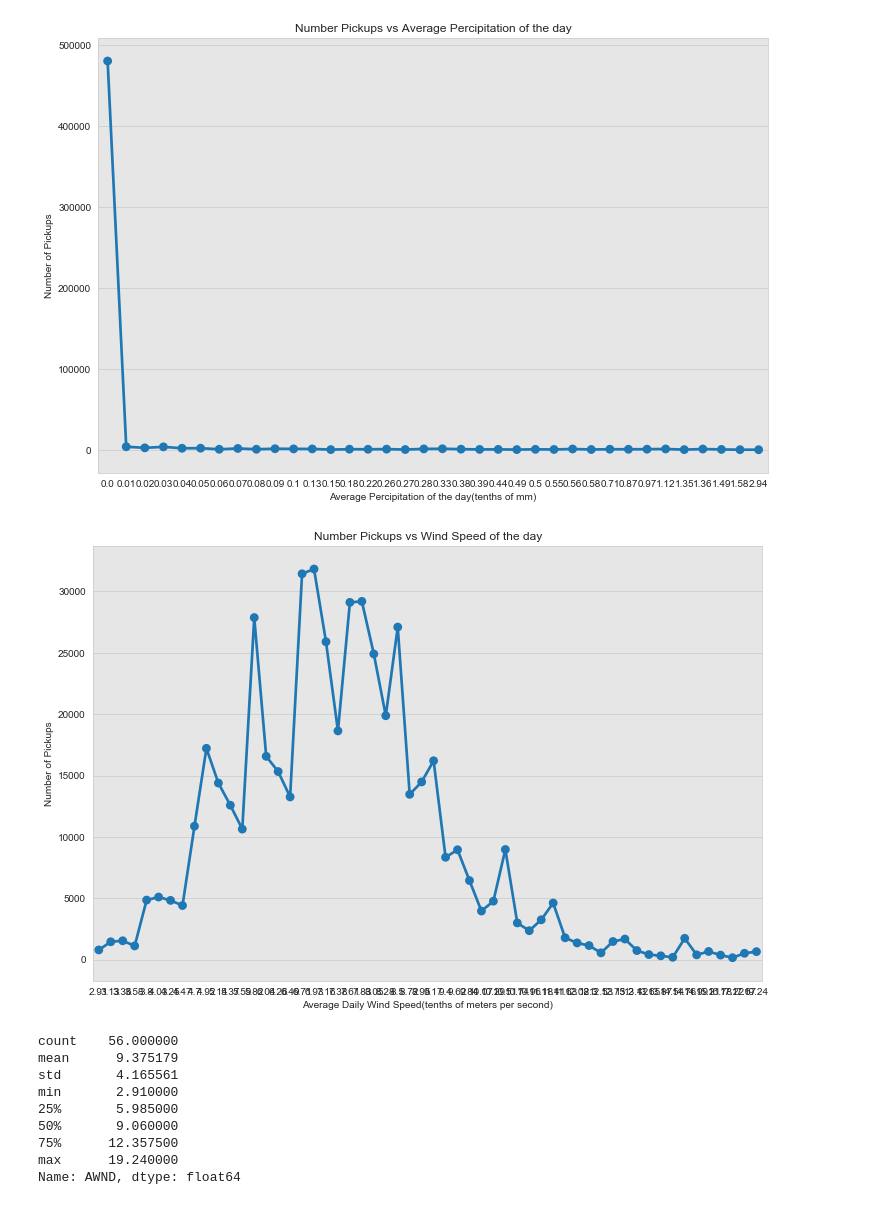
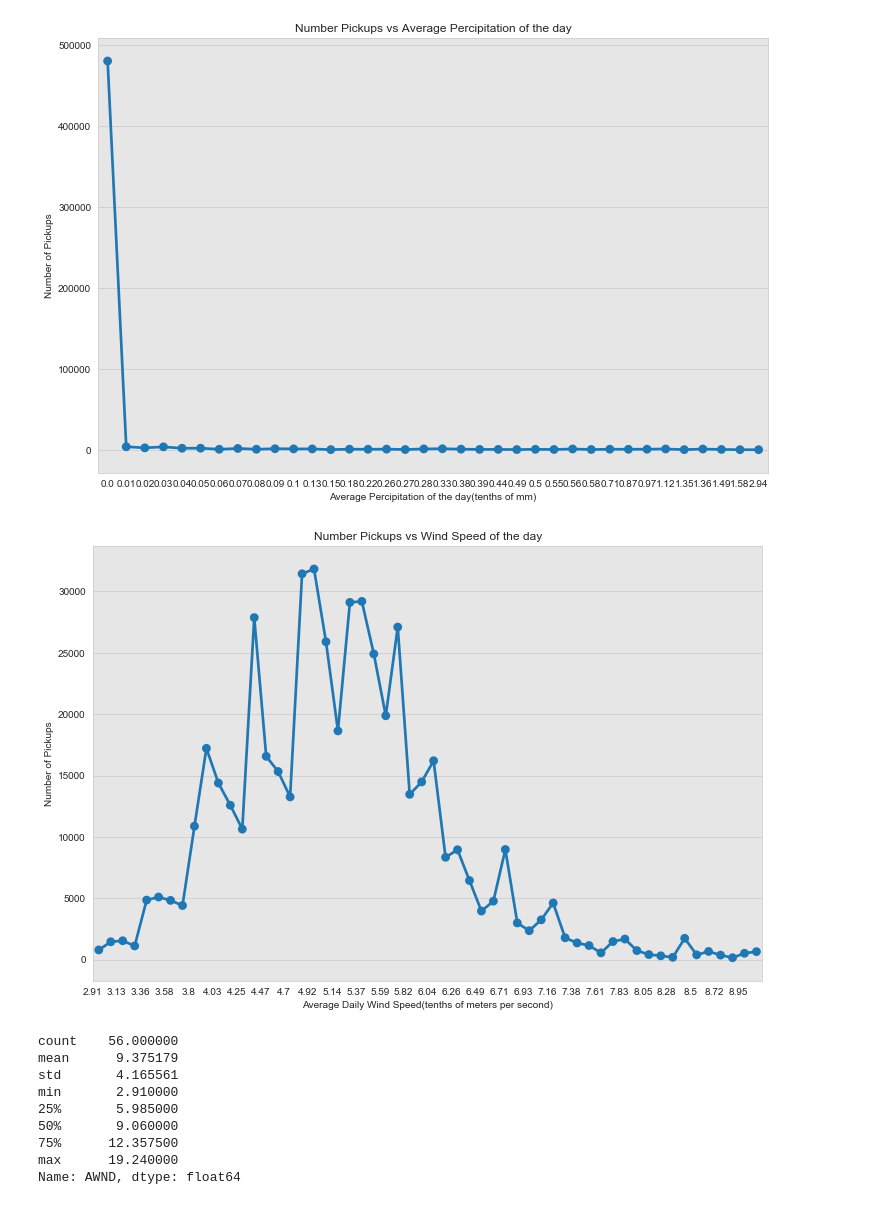
Before and after one commit to biharicoder/LABike_DataScienceCompetition, a Jupyter notebook: data_cleaning.ipynb, the cells around one changed output. Cells and saved outputs as stored; diff of their text form; code cells hidden in the pictures.

```diff
--- a/data_cleaning.ipynb
+++ b/data_cleaning.ipynb
@@ -537,16 +537,17 @@ fig.savefig('prcp_month', dpi=200)
 # %%
 df_train_agg = df_weather.groupby(by=['AWND' ])['Unnamed: 0.1'].count().reset_index()
 fig = plt.figure(figsize=(12,8))
-sns.pointplot(df_train_agg.AWND.values, df_train_agg['Unnamed: 0.1'].values, ci = None)
+ax =sns.pointplot(df_train_agg.AWND.values, df_train_agg['Unnamed: 0.1'].values, ci = None)
 plt.xlabel('Average Daily Wind Speed(tenths of meters per second)')
 plt.title('Number Pickups vs Wind Speed of the day')
 plt.ylabel('Number of Pickups')
-# plt.xlim(0,30)
+start, end = ax.get_xlim()
+ax.xaxis.set_ticks(np.arange(start, end, 2.0))
 sns.set_style("whitegrid", {"axes.facecolor": ".9"})
 plt.show()
 fig.savefig('Wind_month', dpi=200)
 # %% [output]
-[figure, old version]
+[figure, new version]
 # %%
 df_train_agg.AWND.describe()
 # %% [output]
```
Also changed, not shown: 1 other file.
